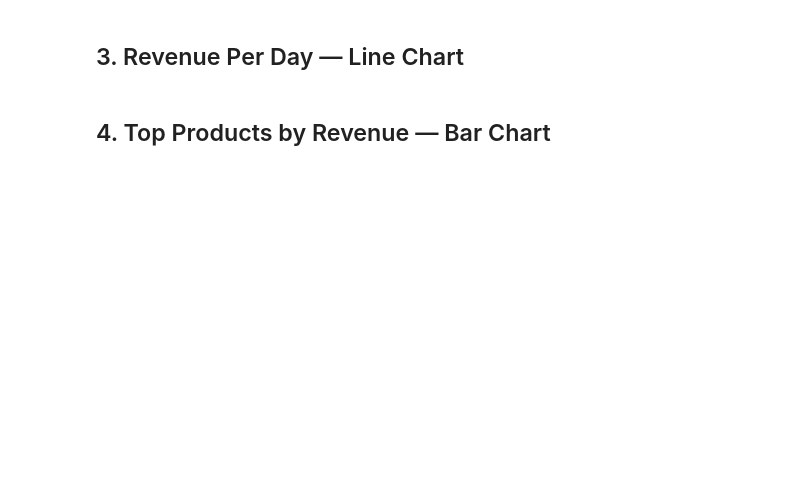
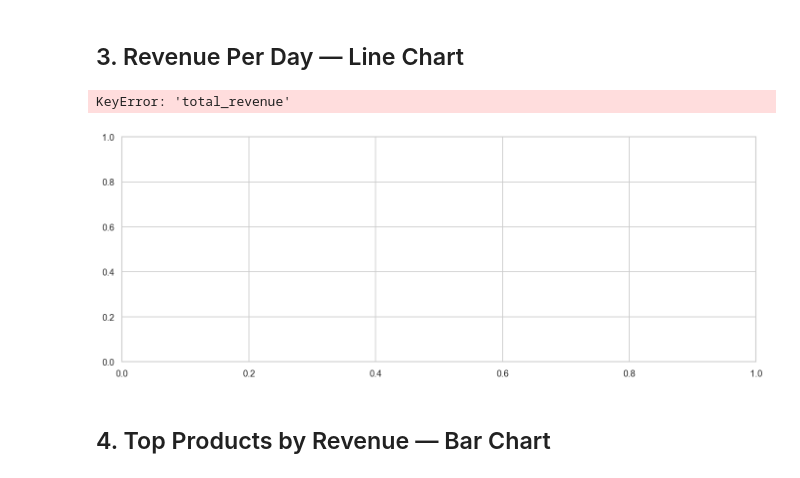
Before and after one commit to ptzivaras/BigDataAnalyticsPipeline, a Jupyter notebook: analytics/pipeline_analytics.ipynb, the cells around one changed output. Saved outputs shown, nothing was run; the diff lists cells and outputs as text; code cells hidden in the pictures; blank space fills up the shorter version.

Commit message:
fix(analytics): correct PostgreSQL column names in notebook visualization cells

```diff
--- a/analytics/pipeline_analytics.ipynb
+++ b/analytics/pipeline_analytics.ipynb
@@ -67,34 +95,37 @@ df_customers.head()
 # %%
 fig, ax = plt.subplots(figsize=(14, 5))
 
 ax.plot(
     df_revenue["purchase_date"],
-    df_revenue["total_revenue"],
+    df_revenue["revenue"],
     color="steelblue",
     linewidth=1.4,
     label="Daily Revenue",
 )
 
 # Rolling 7-day average
-rolling = df_revenue["total_revenue"].rolling(7, center=True).mean()
+rolling = df_revenue["revenue"].rolling(7, center=True).mean()
 ax.plot(
     df_revenue["purchase_date"],
     rolling,
     color="tomato",
     linewidth=2.2,
     linestyle="--",
     label="7-day Rolling Avg",
 )
 
 ax.set_title("Daily Revenue (from 500k synthetic orders)", fontsize=14, fontweight="bold")
 ax.set_xlabel("Date")
 ax.set_ylabel("Total Revenue ($)")
 ax.yaxis.set_major_formatter(mticker.FuncFormatter(lambda x, _: f"${x:,.0f}"))
 ax.legend()
 plt.tight_layout()
 plt.savefig("revenue_per_day.png", bbox_inches="tight")
 plt.show()
 print("Saved: revenue_per_day.png")
+# %% [output]
+KeyError: 'total_revenue'
+[figure, added]
 # %% [markdown]
 ## 4. Top Products by Revenue — Bar Chart
 # %%
```
Also changed, not shown: parts of 9 cells of this notebook, 4 other files.
